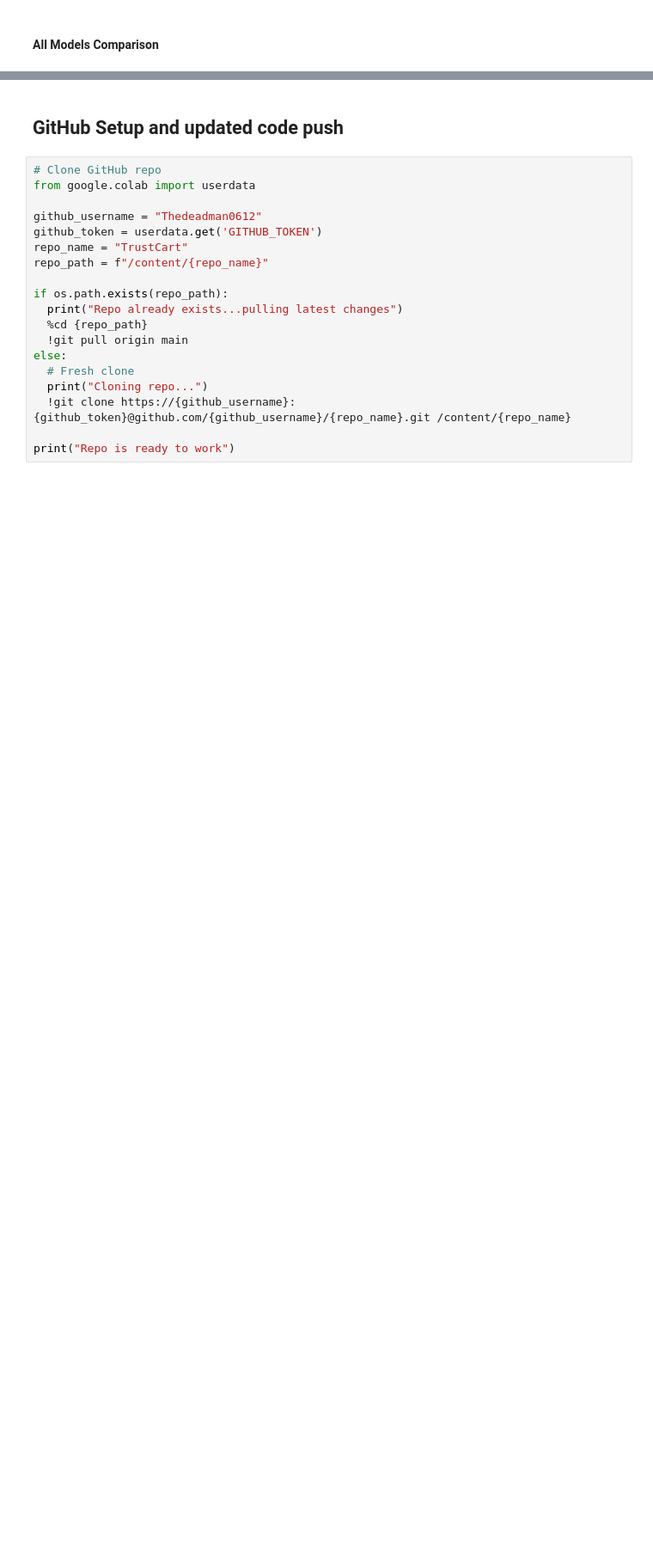
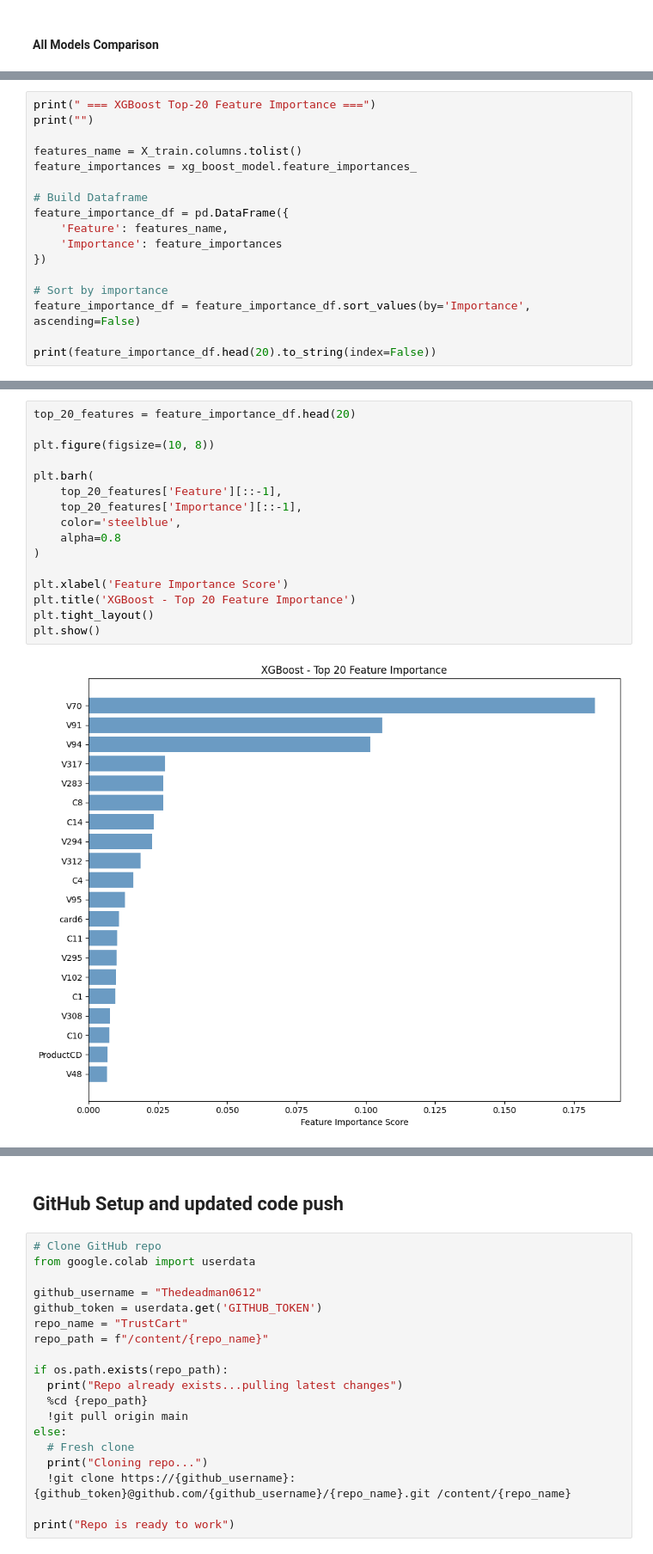
Before and after one commit to Thedeadman0612/TrustCart, a Jupyter notebook: phase1/notebooks/phase1_transaction_risk.ipynb, the cells around one changed output, grey strips where cells are left out. Shown at 86% size. Cells and saved outputs as stored; diff of their text form; blank space fills up the shorter version.

```diff
--- a/phase1/notebooks/phase1_transaction_risk.ipynb
+++ b/phase1/notebooks/phase1_transaction_risk.ipynb
@@ -1707,0 +2520,17 @@ print("Detailed comparison with trade-off analysis coming in Task 6.2")
+# %%
+print(" === XGBoost Top-20 Feature Importance ===")
+print("")
+
+features_name = X_train.columns.tolist()
+feature_importances = xg_boost_model.feature_importances_
+
+# Build Dataframe
+feature_importance_df = pd.DataFrame({
+    'Feature': features_name,
+    'Importance': feature_importances
+})
+
+# Sort by importance
+feature_importance_df = feature_importance_df.sort_values(by='Importance', ascending=False)
+
+print(feature_importance_df.head(20).to_string(index=False))
@@ -1707,0 +2557,18 @@ print("Detailed comparison with trade-off analysis coming in Task 6.2")
+# %%
+top_20_features = feature_importance_df.head(20)
+
+plt.figure(figsize=(10, 8))
+
+plt.barh(
+    top_20_features['Feature'][::-1],
+    top_20_features['Importance'][::-1],
+    color='steelblue',
+    alpha=0.8
+)
+
+plt.xlabel('Feature Importance Score')
+plt.title('XGBoost - Top 20 Feature Importance')
+plt.tight_layout()
+plt.show()
+# %% [output]
+[figure, added]
```
Also changed, not shown: parts of 91 cells of this notebook.
